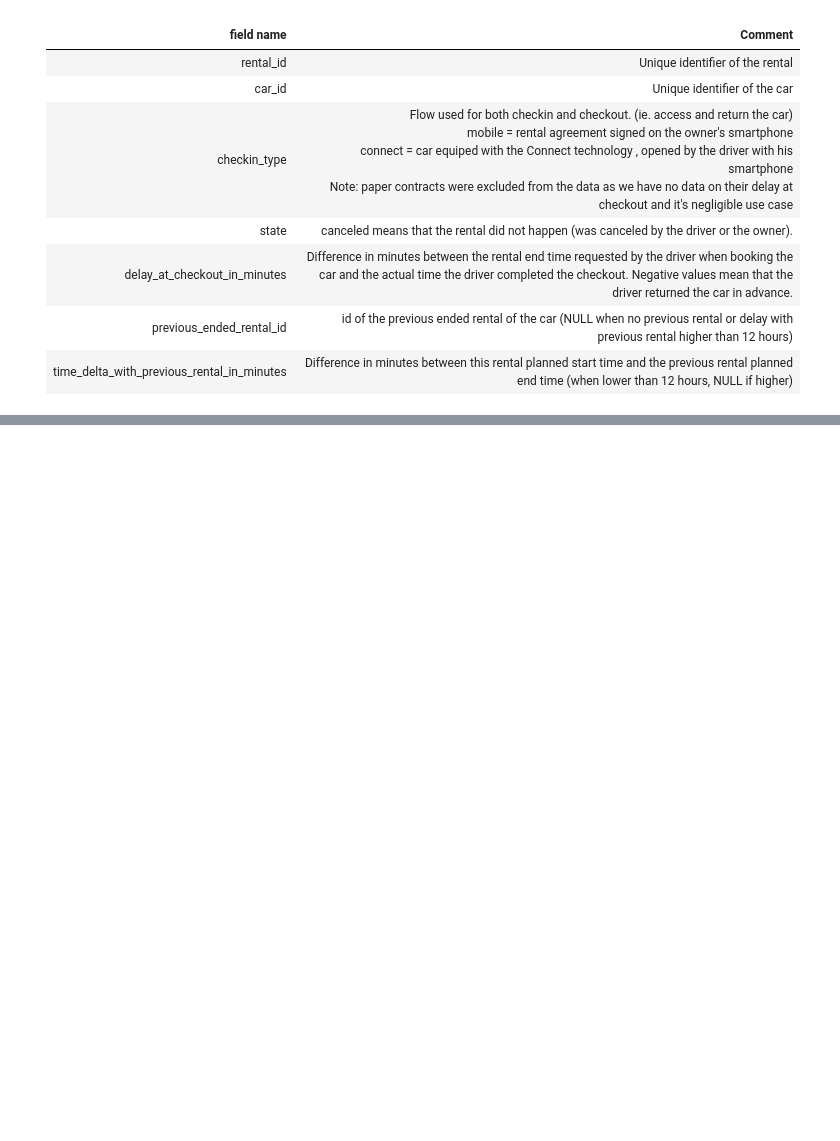
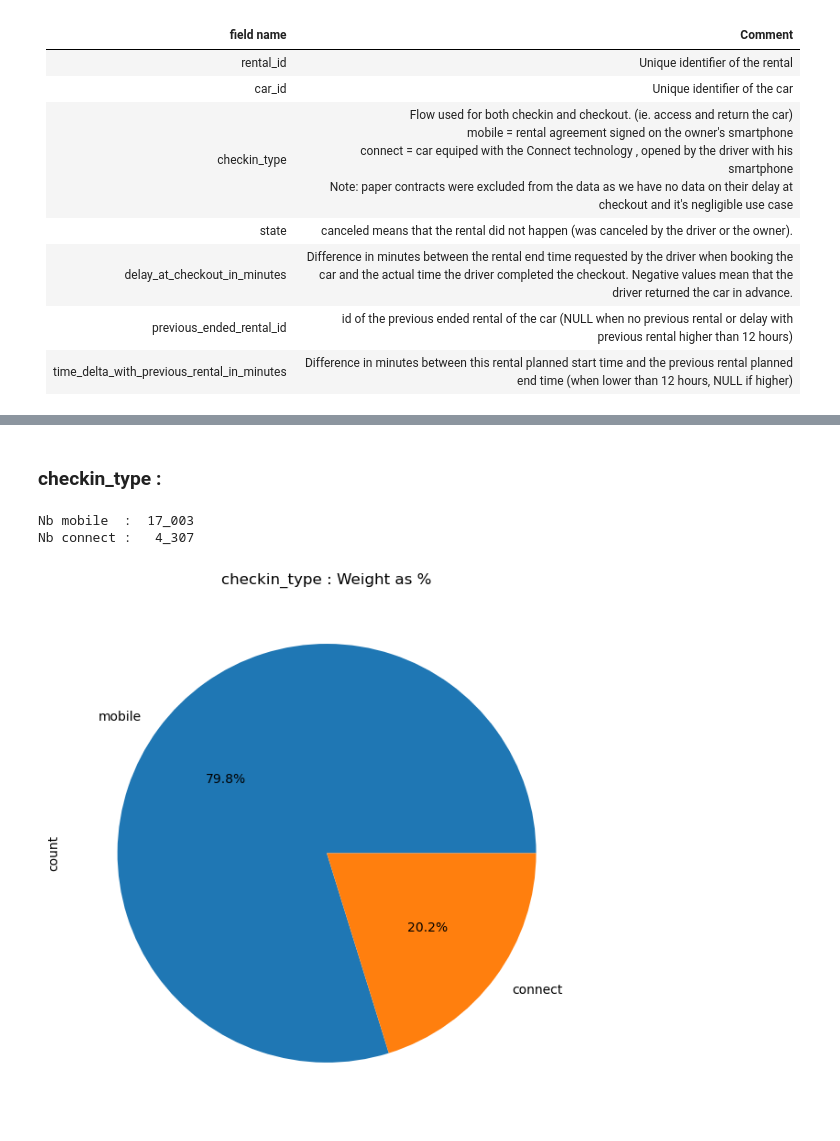
Before and after one commit to 40tude/02_Data-Science_Fullstack_march_2024, a Jupyter notebook: 08_deployment/99_Project_getaround/02_getarround.ipynb, the cells around one changed output, grey strips where cells are left out. Cells and saved outputs as stored; diff of their text form; code cells hidden in the pictures; blank space fills up the shorter version.

Commit message:
EDA getaround + figures (pptx)

```diff
--- a/08_deployment/99_Project_getaround/02_getarround.ipynb
+++ b/08_deployment/99_Project_getaround/02_getarround.ipynb
@@ -244,0 +288,12 @@ for column in df.select_dtypes(include=['number']).columns:
+# %% [markdown]
+### checkin_type :
+# %%
+counts = df["checkin_type"].value_counts()
+print(f"Nb mobile  : {counts['mobile']:>7_}")
+print(f"Nb connect : {counts['connect']:>7_}")
+
+_ = counts.plot.pie(title="checkin_type : Weight as %", autopct="%1.1f%%", figsize=(k_Width, k_Height))
+# %% [output]
+Nb mobile  :  17_003
+Nb connect :   4_307
+[figure, added]
```
Also changed, not shown: parts of 58 cells of this notebook, 8 other files.
